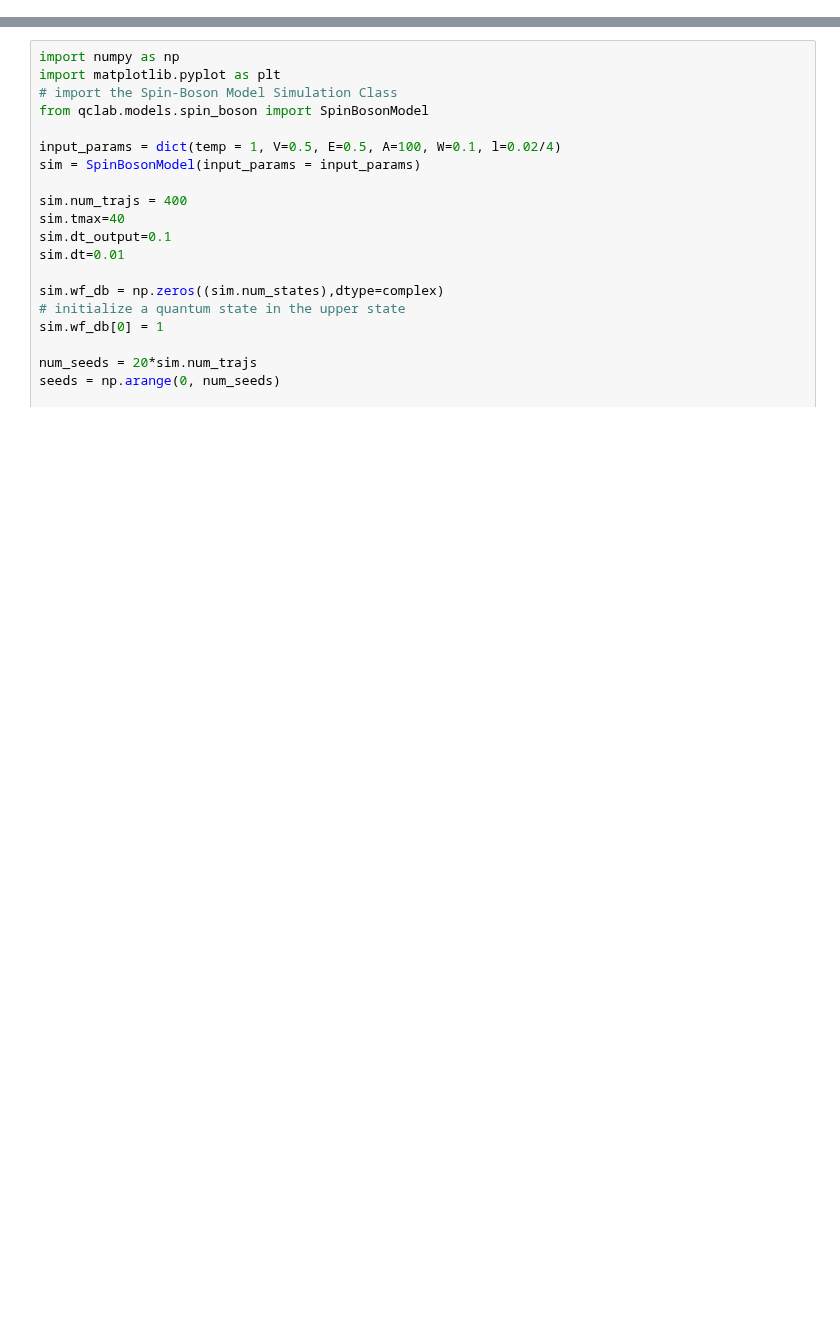
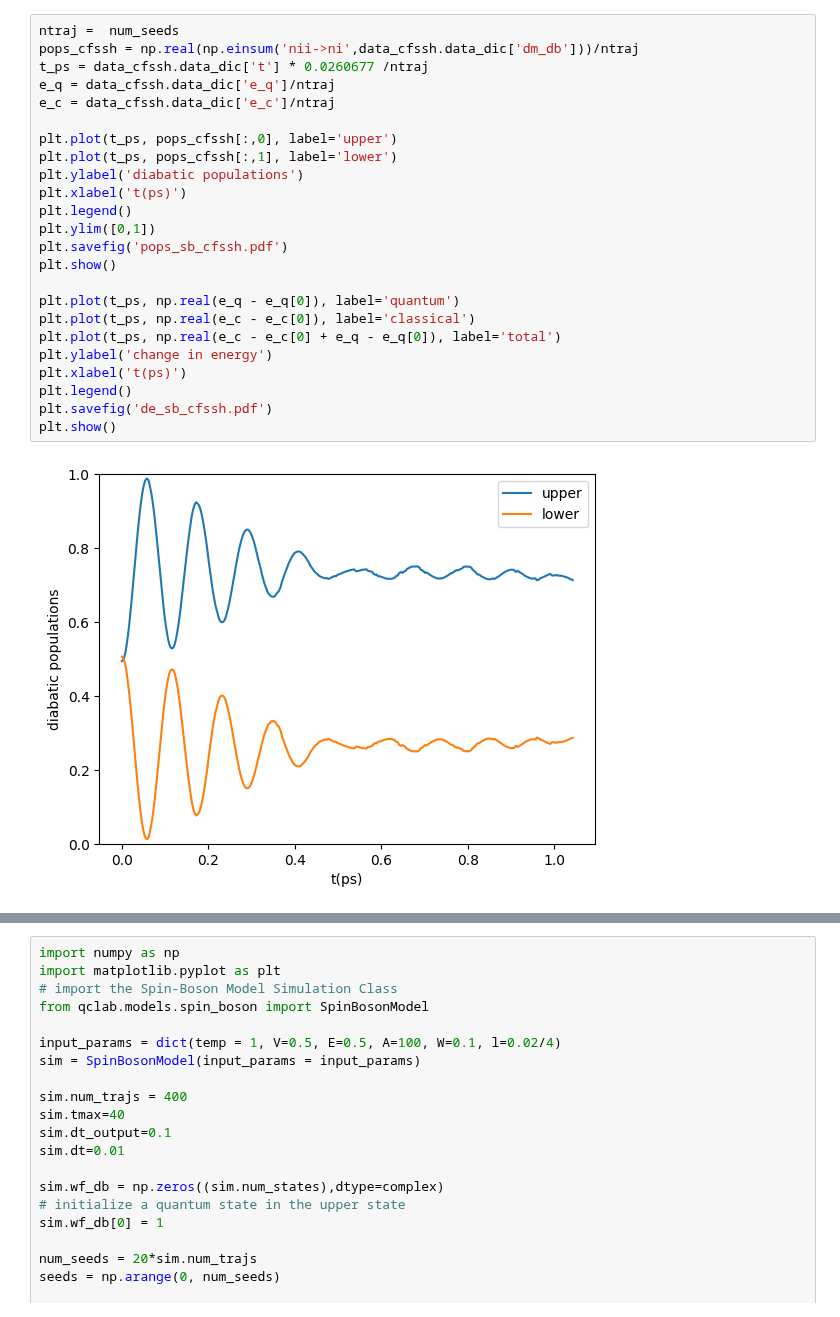
Before and after one commit to tempelaar-team/qclab-dev, a Jupyter notebook: examples/spin_boson_examples.ipynb, the cells around one changed output, grey strips where cells are left out. Drawn from its saved outputs; the diff is of its cells as text; blank space fills up the shorter version.

Commit message:
Updated CFSSH recipe.

```diff
--- a/examples/spin_boson_examples.ipynb
+++ b/examples/spin_boson_examples.ipynb
@@ -0,0 +35,26 @@
+# %%
+ntraj =  num_seeds
+pops_cfssh = np.real(np.einsum('nii->ni',data_cfssh.data_dic['dm_db']))/ntraj
+t_ps = data_cfssh.data_dic['t'] * 0.0260677 /ntraj
+e_q = data_cfssh.data_dic['e_q']/ntraj
+e_c = data_cfssh.data_dic['e_c']/ntraj
+
+plt.plot(t_ps, pops_cfssh[:,0], label='upper')
+plt.plot(t_ps, pops_cfssh[:,1], label='lower')
+plt.ylabel('diabatic populations')
+plt.xlabel('t(ps)')
+plt.legend()
+plt.ylim([0,1])
+plt.savefig('pops_sb_cfssh.pdf')
+plt.show()
+
+plt.plot(t_ps, np.real(e_q - e_q[0]), label='quantum')
+plt.plot(t_ps, np.real(e_c - e_c[0]), label='classical')
+plt.plot(t_ps, np.real(e_c - e_c[0] + e_q - e_q[0]), label='total')
+plt.ylabel('change in energy')
+plt.xlabel('t(ps)')
+plt.legend()
+plt.savefig('de_sb_cfssh.pdf')
+plt.show()
+# %% [output]
+[figure, added]
```
Also changed, not shown: parts of 2 cells of this notebook, 2 other files.
